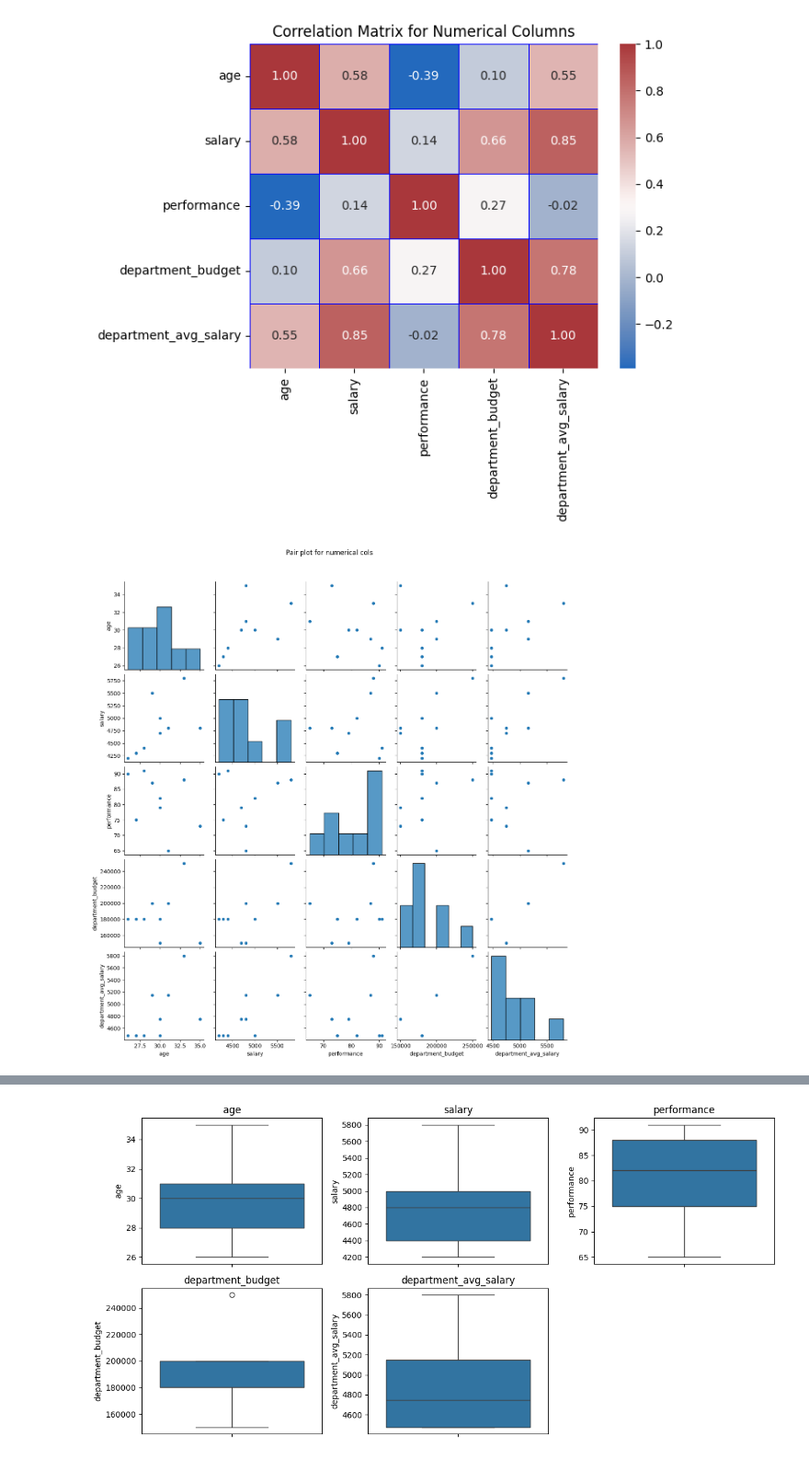
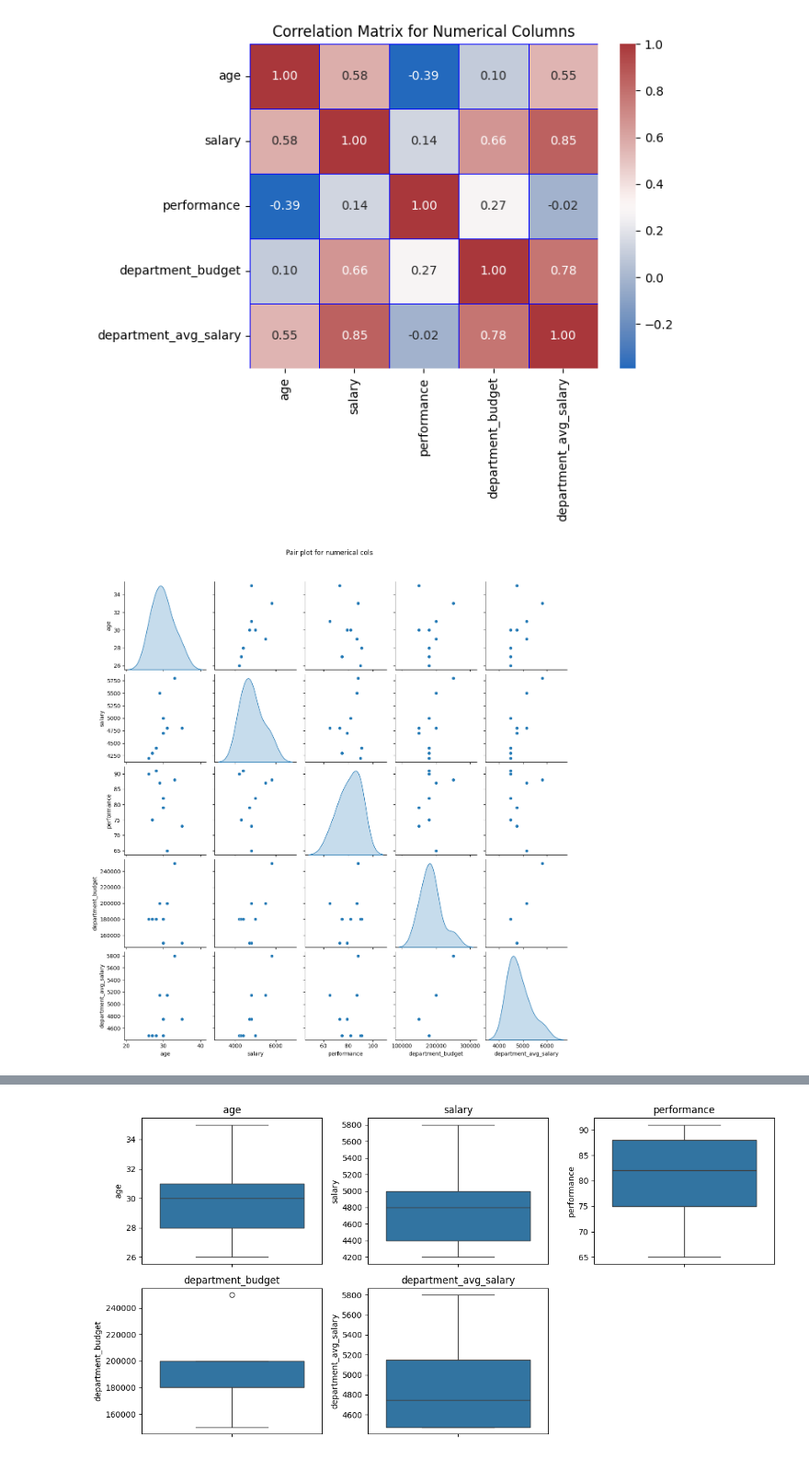
Before and after one commit to OIC-Hub/data-science-class-3, a Jupyter notebook: employee_dataset.ipynb, the cells around one changed output, grey strips where cells are left out. Shown at 92% size. Drawn from its saved outputs; the diff is of its cells as text; code cells hidden in the pictures.

```diff
--- a/employee_dataset.ipynb
+++ b/employee_dataset.ipynb
@@ -172,8 +172,10 @@ df
 # %%
 #clean inconsistent values in full_name
-df['full_name'] = df['full_name'].str.strip()
-df['full_name'] = df['full_name'].str.title()
-df['full_name'] = df['full_name'].str.replace(r'\s+', " ", regex=True)
-df['full_name'] = df['full_name'].str.replace('-', " ")
-df['full_name'].tolist()
+df['full_name'] = (df['full_name']
+         .str.strip()
+         .str.title()
+         .str.replace(r'[\s-]+', ' ', regex=True)
+         .tolist())
+
+df['full_name']
 # %% [output]
@@ -940,11 +943,11 @@ plt.show()
 [figure]
 # %%
 #visulize the relationship for numerical cols using pairplot
-sns.pairplot(merge_df[num_cols])
+sns.pairplot(merge_df[num_cols], diag_kind='kde')
 plt.suptitle('Pair plot for numerical cols', y=1.05)
 plt.show()
 # %% [output]
-[figure, old version]
+[figure, new version]
 # %%
 sns.boxplot(data=merge_df[['salary']])
 plt.title('Box plot for numerical col')
```
Also changed, not shown: parts of 28 cells of this notebook, 26 other files.
